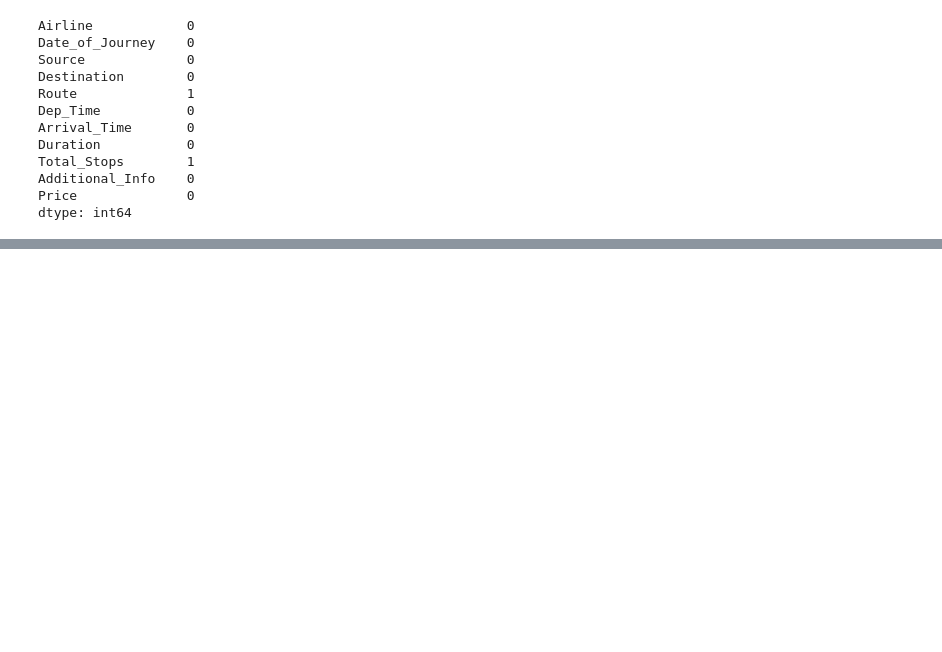
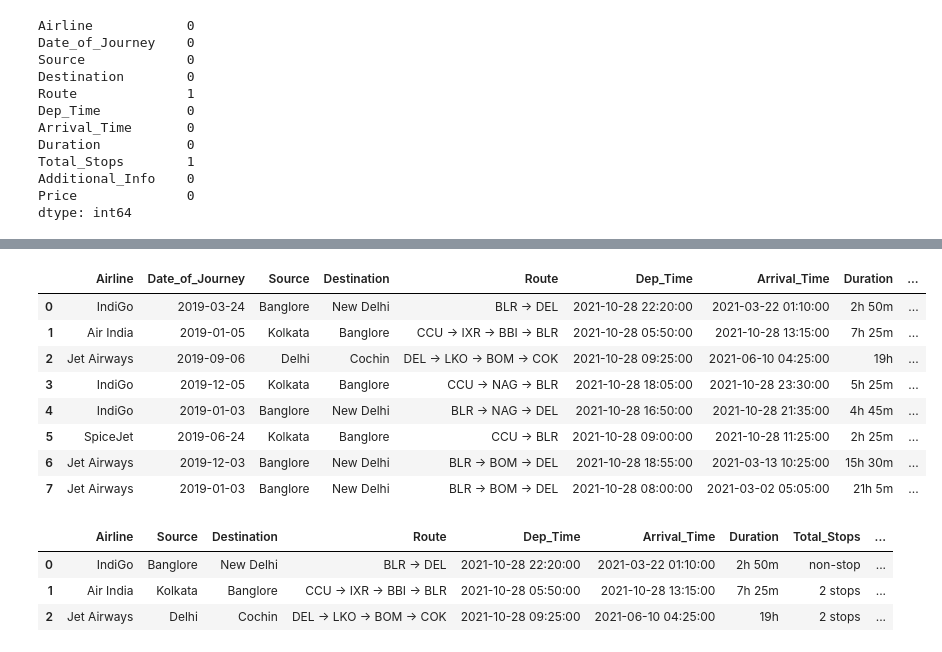
Before and after one commit to joeldsouza2001/ML, a Jupyter notebook: flight_fare_prediction.ipynb, the cells around one changed output, grey strips where cells are left out. Cells and saved outputs as stored; diff of their text form; code cells hidden in the pictures; blank space fills up the shorter version.

```diff
--- a/flight_fare_prediction.ipynb
+++ b/flight_fare_prediction.ipynb
@@ -73,0 +116,5 @@ dtype: int64
+# %%
+lst = ['Dep_Time','Arrival_Time','Date_of_Journey']
+# %%
+for i in lst:
+  dt[i] = pd.to_datetime(dt[i])
@@ -73,0 +136,12 @@ dtype: int64
+# %%
+dt.head(8)
+# %% [output]
+|  | Airline | Date_of_Journey | Source | Destination | Route | Dep_Time | Arrival_Time | Duration | ... |
+| 0 | IndiGo | 2019-03-24 | Banglore | New Delhi | BLR → DEL | 2021-10-28 22:20:00 | 2021-03-22 01:10:00 | 2h 50m | ... |
+| 1 | Air India | 2019-01-05 | Kolkata | Banglore | CCU → IXR → BBI → BLR | 2021-10-28 05:50:00 | 2021-10-28 13:15:00 | 7h 25m | ... |
+| 2 | Jet Airways | 2019-09-06 | Delhi | Cochin | DEL → LKO → BOM → COK | 2021-10-28 09:25:00 | 2021-06-10 04:25:00 | 19h | ... |
+| 3 | IndiGo | 2019-12-05 | Kolkata | Banglore | CCU → NAG → BLR | 2021-10-28 18:05:00 | 2021-10-28 23:30:00 | 5h 25m | ... |
+| 4 | IndiGo | 2019-01-03 | Banglore | New Delhi | BLR → NAG → DEL | 2021-10-28 16:50:00 | 2021-10-28 21:35:00 | 4h 45m | ... |
+| 5 | SpiceJet | 2019-06-24 | Kolkata | Banglore | CCU → BLR | 2021-10-28 09:00:00 | 2021-10-28 11:25:00 | 2h 25m | ... |
+| 6 | Jet Airways | 2019-12-03 | Banglore | New Delhi | BLR → BOM → DEL | 2021-10-28 18:55:00 | 2021-03-13 10:25:00 | 15h 30m | ... |
+| 7 | Jet Airways | 2019-01-03 | Banglore | New Delhi | BLR → BOM → DEL | 2021-10-28 08:00:00 | 2021-03-02 05:05:00 | 21h 5m | ... |
@@ -73,0 +153,7 @@ dtype: int64
+# %%
+dt.head(3)
+# %% [output]
+|  | Airline | Source | Destination | Route | Dep_Time | Arrival_Time | Duration | Total_Stops | ... |
+| 0 | IndiGo | Banglore | New Delhi | BLR → DEL | 2021-10-28 22:20:00 | 2021-03-22 01:10:00 | 2h 50m | non-stop | ... |
+| 1 | Air India | Kolkata | Banglore | CCU → IXR → BBI → BLR | 2021-10-28 05:50:00 | 2021-10-28 13:15:00 | 7h 25m | 2 stops | ... |
+| 2 | Jet Airways | Delhi | Cochin | DEL → LKO → BOM → COK | 2021-10-28 09:25:00 | 2021-06-10 04:25:00 | 19h | 2 stops | ... |
```
Also changed, not shown: parts of 10 cells of this notebook.
